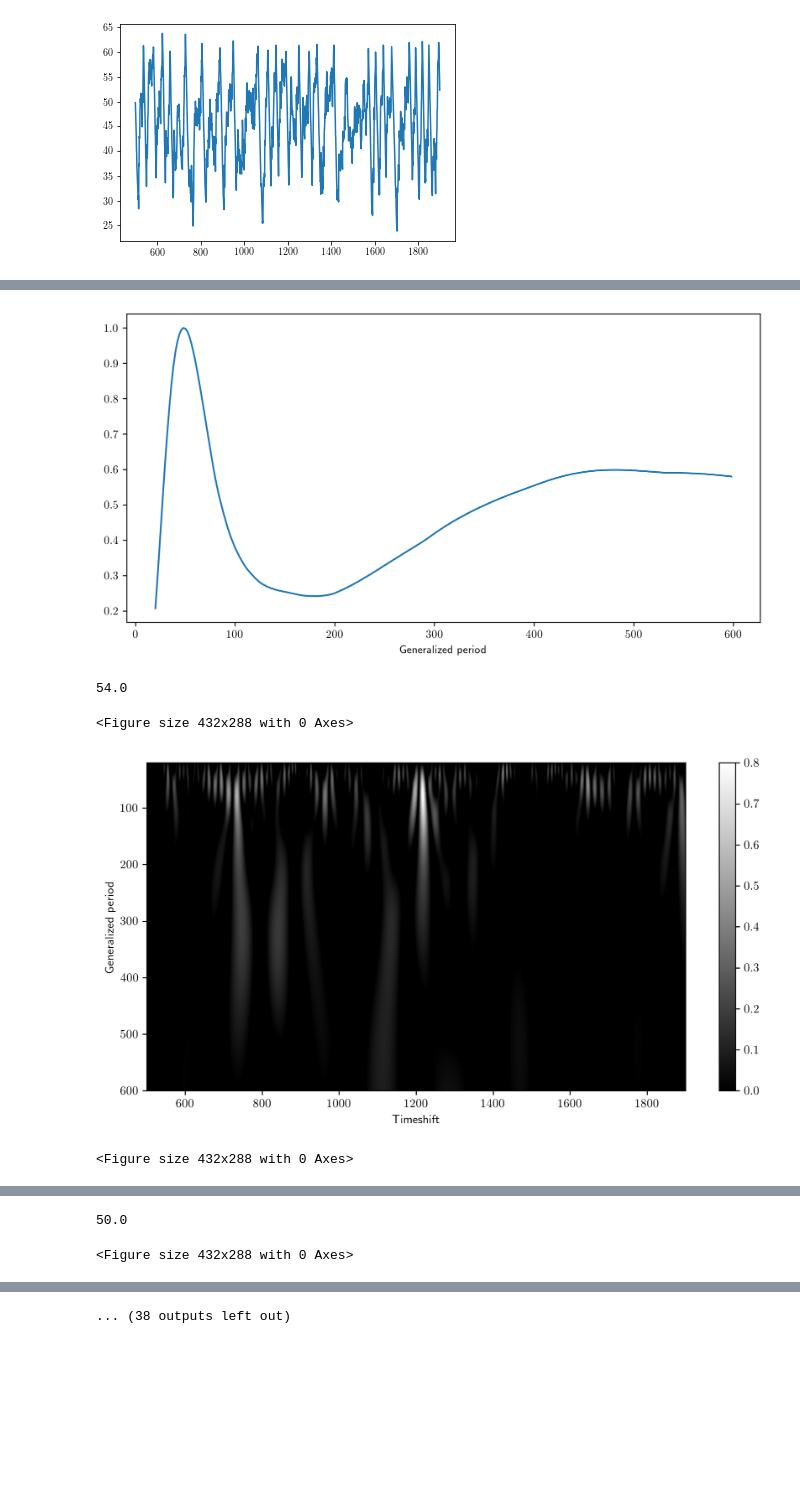
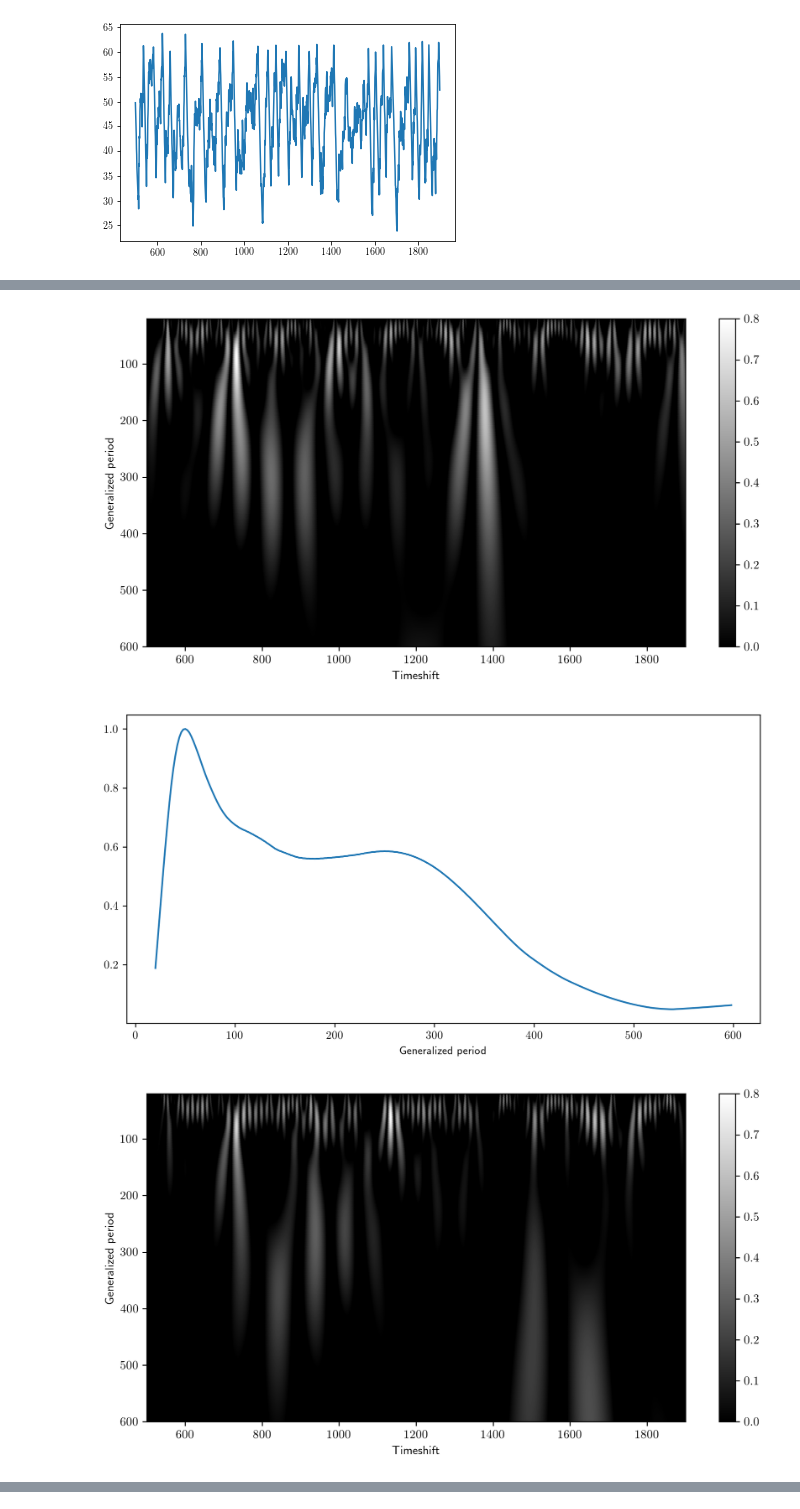
Before and after one commit to VasilievArtyom/PredictiveMaintenance, a Jupyter notebook: private/Tsyganov/wavelet.ipynb, the cells around one changed output, grey strips where cells are left out. Cells and saved outputs as stored; diff of their text form; code cells hidden in the pictures; blank space fills up the shorter version.

Commit message:
plot fixes

```diff
--- a/private/Tsyganov/wavelet.ipynb
+++ b/private/Tsyganov/wavelet.ipynb
@@ -57,20 +57,11 @@ for index in range(0, 10):
     cwtmatr = pywt.threshold(cwtmatr, .2, 'soft')
 
 
-
-
     spectre = np.sum(cwtmatr, axis = 1)
 
     spectre = spectre / np.max(spectre)
     max_ind = spectre.argmax()
     print(widths[max_ind] * 4)
-
-
-
-
-
-
-
 
 
     fig, ax = plt.subplots(figsize=(10, 5), dpi=240)
@@ -79,22 +70,20 @@ for index in range(0, 10):
     plt.imshow(cwtmatr, extent=[500, 1900, a_stop*4, a_start*4], cmap='gist_gray', aspect='auto',
                    vmax=abs(cwtmatr).max(), vmin=abs(cwtmatr).min())
     plt.colorbar()
-#     plt.(figsize=(20, 10), dpi=120)
-#     plt.tight_layout()
     plt.xlabel(r'Timeshift')
     plt.ylabel(r'Generalized period')
 #     plt.draw()
-    plt.show()
+#     plt.show()
     plt.savefig('plots/' + repr(index) + '_WVT.png')
-    plt.clf()
+#     plt.clf()
 
 
     fig, ax = plt.subplots(figsize=(10, 5), dpi=240)
     plt.plot(widths*4, spectre)
     plt.xlabel(r'Generalized period')
 #     plt.ylabel(r'')
-    plt.show()
+#     plt.show()
     plt.savefig('plots/' + repr(index) + '_WVT_spectre.png')
-    plt.clf()
+#     plt.clf()
 # %% [output]
 48.0
@@ -101,0 +103,3 @@ for index in range(0, 10):
+[figure]
+[figure, added]
+[figure, added]
@@ -103,5 +110,0 @@ for index in range(0, 10):
-[figure]
-54.0
-<Figure size 432x288 with 0 Axes>
-[figure]
-<Figure size 432x288 with 0 Axes>
@@ -109,2 +110,0 @@ for index in range(0, 10):
-50.0
-<Figure size 432x288 with 0 Axes>
@@ -112 +110,0 @@ for index in range(0, 10):
-... (38 outputs left out)
```
Also changed, not shown: parts of 1 cell of this notebook, 21 other files.
